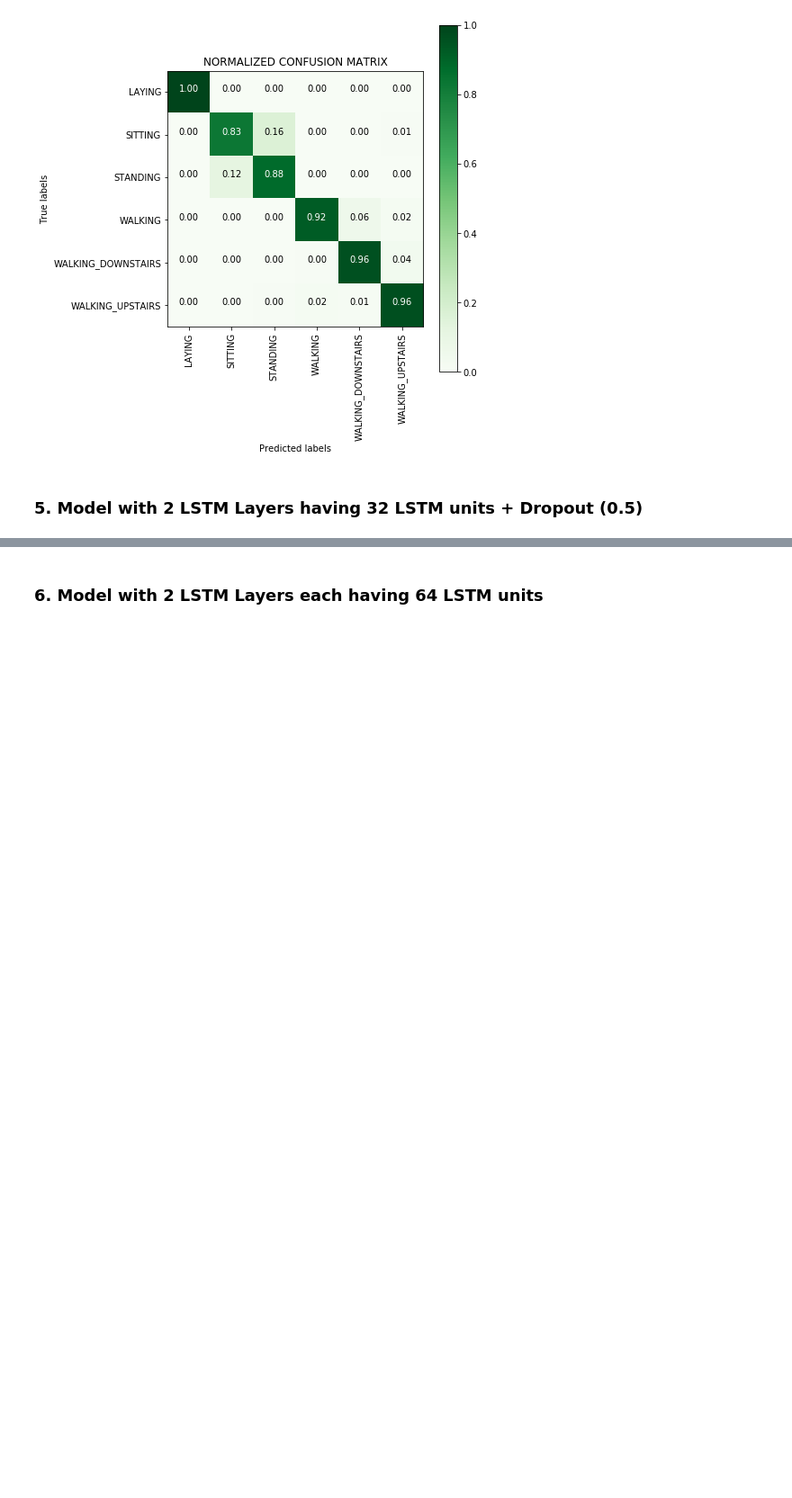
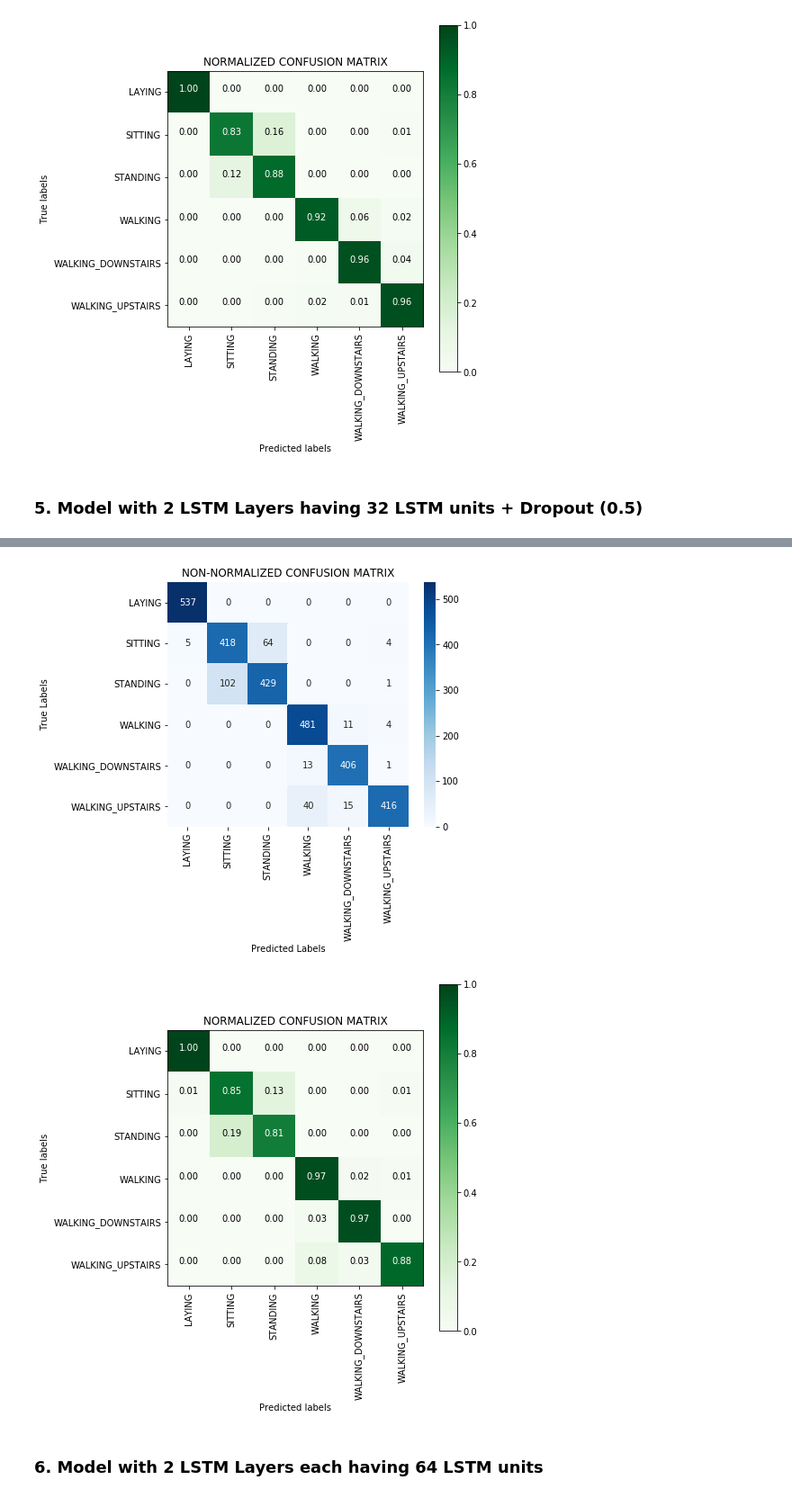
Before and after one commit to saugatapaul1010/Human-Activity-Recognition-using-classical-Machine-Learning-and-LSTM, a Jupyter notebook: HAR_LSTM.ipynb, the cells around one changed output, grey strips where cells are left out. Shown: that part at 90% size. Saved outputs shown, nothing was run; the diff lists cells and outputs as text; code cells hidden in the pictures; blank space fills up the shorter version.

```diff
--- a/HAR_LSTM.ipynb
+++ b/HAR_LSTM.ipynb
@@ -715,10 +726,13 @@ plt_dynamic_loss(x, val_loss, loss, ax) #Display the model
 # %%
 '''Plot the confusion matrix'''
-y_pred=model.predict(X_test)
+y_pred=model5.predict(X_test)
 cm_df=get_confusion_matrix(y_test, y_pred) #Prepare the confusion matrix by using get_confusion_matrix() defined above.
 classes=list(cm_df.index) #Class names = Index Names or Column Names in cm_df
 plot_confusion_matrix(cm_df, classes, normalize=False, title="NON-NORMALIZED CONFUSION MATRIX") #Plot a Non-Normalized confusion matrix
 plot_confusion_matrix(cm_df, classes, normalize=True, title="NORMALIZED CONFUSION MATRIX") #Plot a Normalized confusion matrix
+# %% [output]
+[figure, added]
+[figure, added]
 # %% [markdown]
 ### 6. Model with 2 LSTM Layers each having 64 LSTM units
 # %%
```
Also changed, not shown: parts of 3 cells of this notebook.
